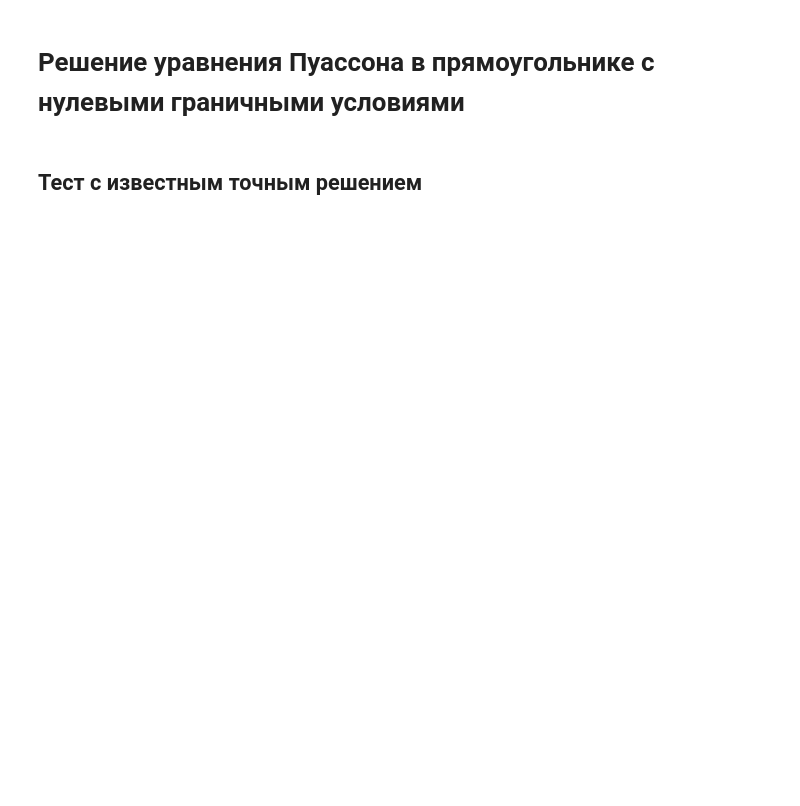
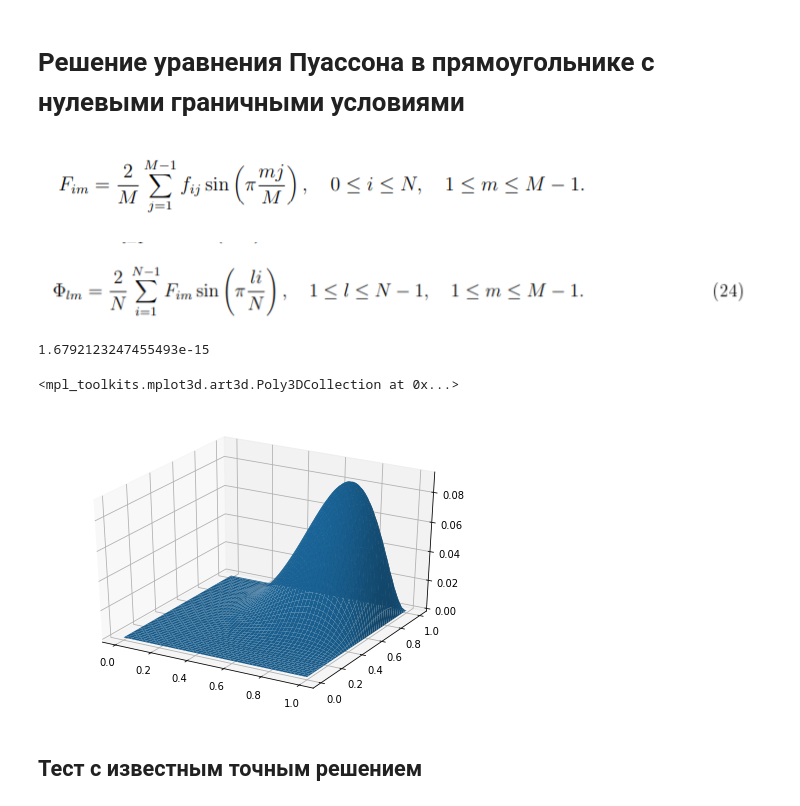
Before and after one commit to katyalatypova/mipt_comp_math, a Jupyter notebook: Task2.ipynb, the cells around one changed output. Saved outputs shown, nothing was run; the diff lists cells and outputs as text; code cells hidden in the pictures; blank space fills up the shorter version.

```diff
--- a/Task2.ipynb
+++ b/Task2.ipynb
@@ -7,3 +7,53 @@ from mpl_toolkits.mplot3d import Axes3D
 import matplotlib.pyplot as plt
 # %% [markdown]
 # Решение уравнения Пуассона в прямоугольнике с нулевыми граничными условиями
+# %% [markdown]
+![image.png](attachment:image.png)
+# %% [markdown]
+![image.png](attachment:image.png)
+# %%
+def mysindft(u):
+    n = u.shape[0]
+    u_ft = np.zeros(n, dtype = np.float64)
+    for k in range(n):
+        j = np.arange(0, n, 1)
+        sinsum = sin(pi * k * j / (n - 1))
+        u_ft[k] = np.sum(u * sinsum)
+    return u_ft
+
+def mysinidft(u_ft):
+    n = u_ft.shape[0]
+    return 2/(n - 1) * mysindft(u_ft)
+
+def my2sindft(u):
+    nx, ny = u.shape
+    u_ft2_x = np.zeros((nx, ny), dtype = np.float64)
+    u_ft2 = np.zeros((nx, ny), dtype = np.float64)
+    for kx in range(nx):
+        u_ft2_x[kx, :] = mysindft(u[kx, :])
+
+    for ky in range(ny):
+        u_ft2[:, ky] = mysindft(u_ft2_x[:, ky])
+
+    return u_ft2
+
+def my2sinidft(u_ft):
+    nx, ny = u_ft.shape
+    return 4/(nx - 1)/(ny - 1) * my2sindft(u_ft)
+
+x = np.linspace(0, 1, 100)
+y = np.linspace(0, 1, 100)
+x, y = np.meshgrid(x, y)
+u = np.sin(pi * x) * np.sin(pi * y) * x**3 * y**3
+u_ft = my2sindft(u)
+u1 = my2sinidft(u_ft)
+print(np.max(np.abs(u1 - u)))
+
+fig = pylab.figure()
+axes = Axes3D(fig)
+
+axes.plot_surface(x, y, u1)
+# %% [output]
+1.6792123247455493e-15
+<mpl_toolkits.mplot3d.art3d.Poly3DCollection at 0x...>
+[figure, added]
```
Also changed, not shown: parts of 13 cells of this notebook.
